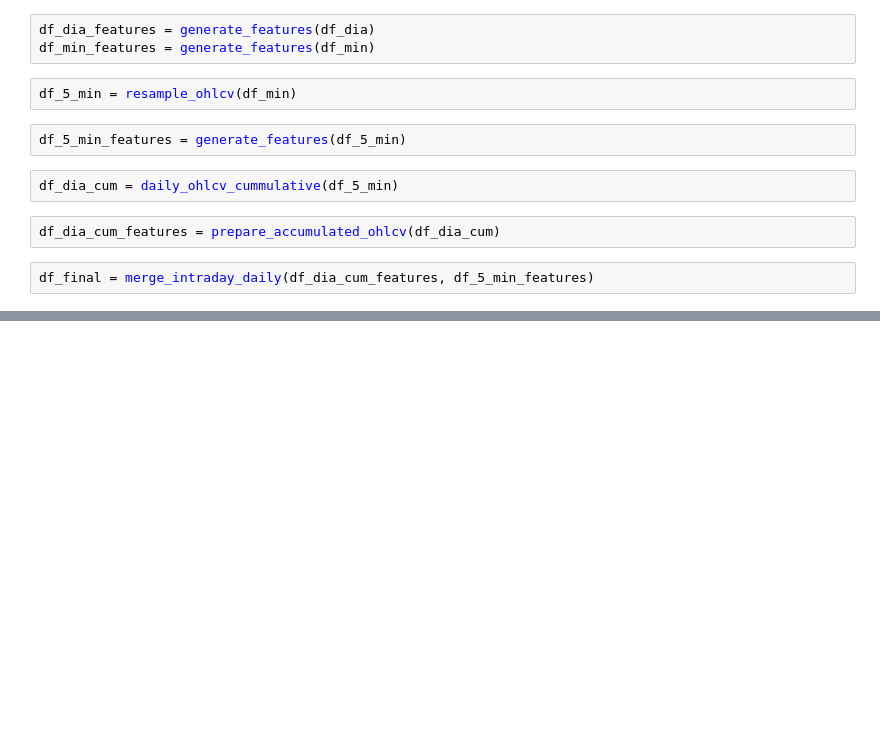
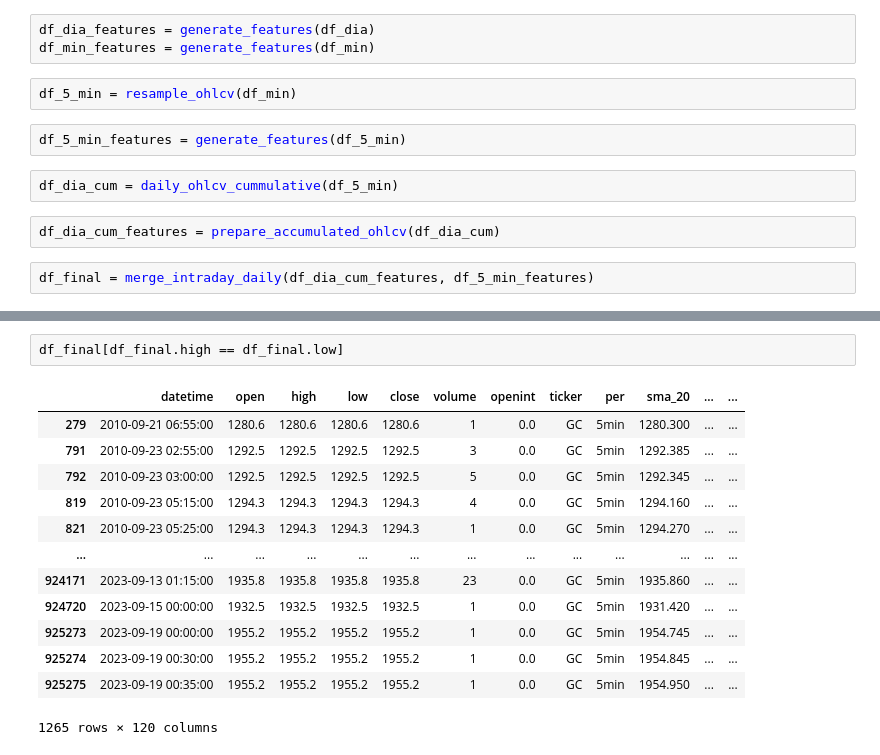
Before and after one commit to LijunZhou000/ML-Algorithmic-Trading, a Jupyter notebook: TradingBots/Features/code.ipynb, the cells around one changed output, grey strips where cells are left out. Saved outputs shown, nothing was run; the diff lists cells and outputs as text; blank space fills up the shorter version.

```diff
--- a/TradingBots/Features/code.ipynb
+++ b/TradingBots/Features/code.ipynb
@@ -35,0 +62,16 @@ Index(['datetime', 'open_5min', 'high_5min', 'low_5min', 'volume_5min',
+# %%
+df_final[df_final.high == df_final.low]
+# %% [output]
+|  | datetime | open | high | low | close | volume | openint | ticker | per | sma_20 | ... | ... |
+| 279 | 2010-09-21 06:55:00 | 1280.6 | 1280.6 | 1280.6 | 1280.6 | 1 | 0.0 | GC | 5min | 1280.300 | ... | ... |
+| 791 | 2010-09-23 02:55:00 | 1292.5 | 1292.5 | 1292.5 | 1292.5 | 3 | 0.0 | GC | 5min | 1292.385 | ... | ... |
+| 792 | 2010-09-23 03:00:00 | 1292.5 | 1292.5 | 1292.5 | 1292.5 | 5 | 0.0 | GC | 5min | 1292.345 | ... | ... |
+| 819 | 2010-09-23 05:15:00 | 1294.3 | 1294.3 | 1294.3 | 1294.3 | 4 | 0.0 | GC | 5min | 1294.160 | ... | ... |
+| 821 | 2010-09-23 05:25:00 | 1294.3 | 1294.3 | 1294.3 | 1294.3 | 1 | 0.0 | GC | 5min | 1294.270 | ... | ... |
+| ... | ... | ... | ... | ... | ... | ... | ... | ... | ... | ... | ... | ... |
+| 924171 | 2023-09-13 01:15:00 | 1935.8 | 1935.8 | 1935.8 | 1935.8 | 23 | 0.0 | GC | 5min | 1935.860 | ... | ... |
+| 924720 | 2023-09-15 00:00:00 | 1932.5 | 1932.5 | 1932.5 | 1932.5 | 1 | 0.0 | GC | 5min | 1931.420 | ... | ... |
+| 925273 | 2023-09-19 00:00:00 | 1955.2 | 1955.2 | 1955.2 | 1955.2 | 1 | 0.0 | GC | 5min | 1954.745 | ... | ... |
+| 925274 | 2023-09-19 00:30:00 | 1955.2 | 1955.2 | 1955.2 | 1955.2 | 1 | 0.0 | GC | 5min | 1954.845 | ... | ... |
+| 925275 | 2023-09-19 00:35:00 | 1955.2 | 1955.2 | 1955.2 | 1955.2 | 1 | 0.0 | GC | 5min | 1954.950 | ... | ... |
+1265 rows × 120 columns
```
Also changed, not shown: parts of 6 cells of this notebook, 2 other files.
